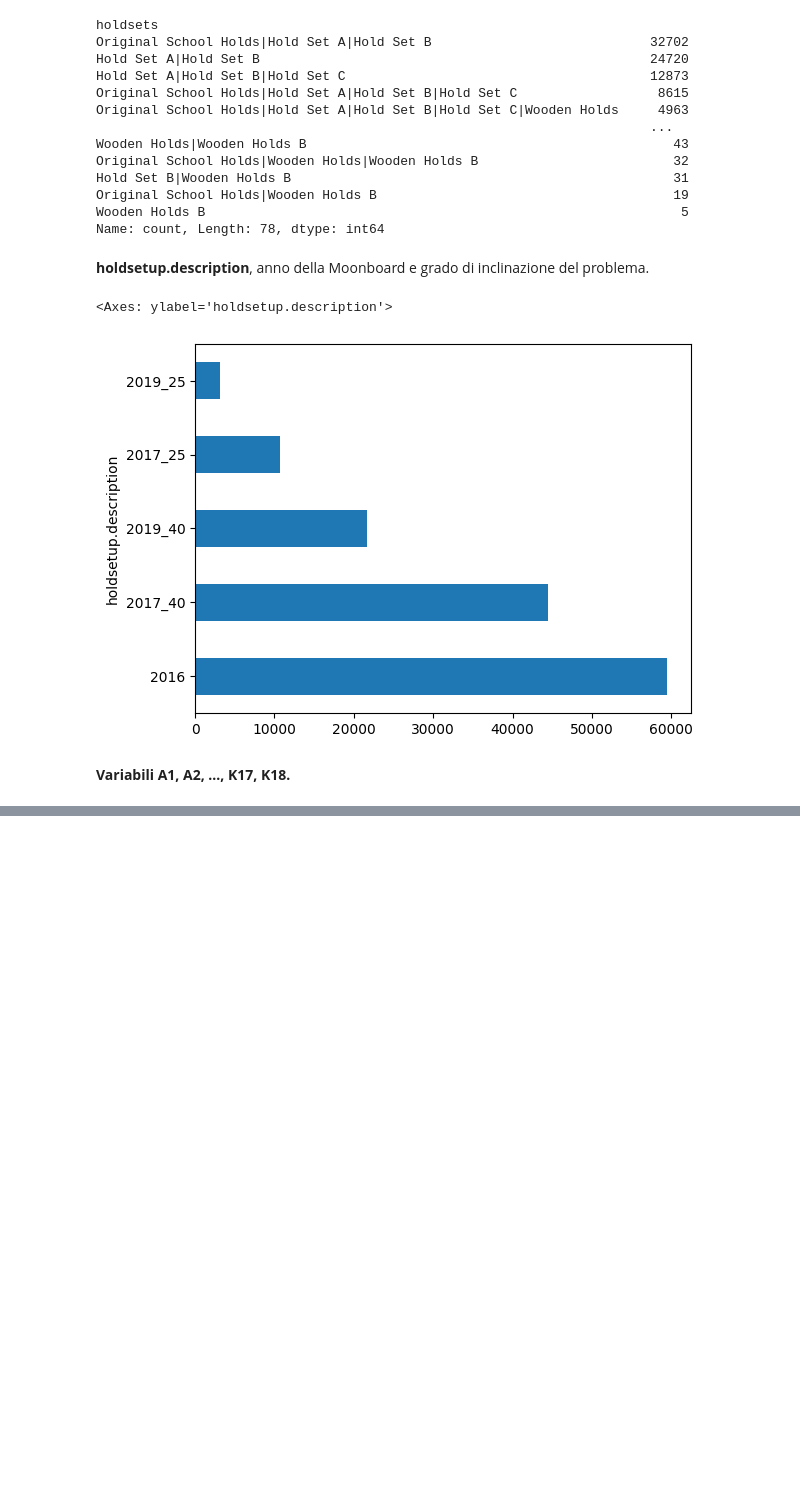
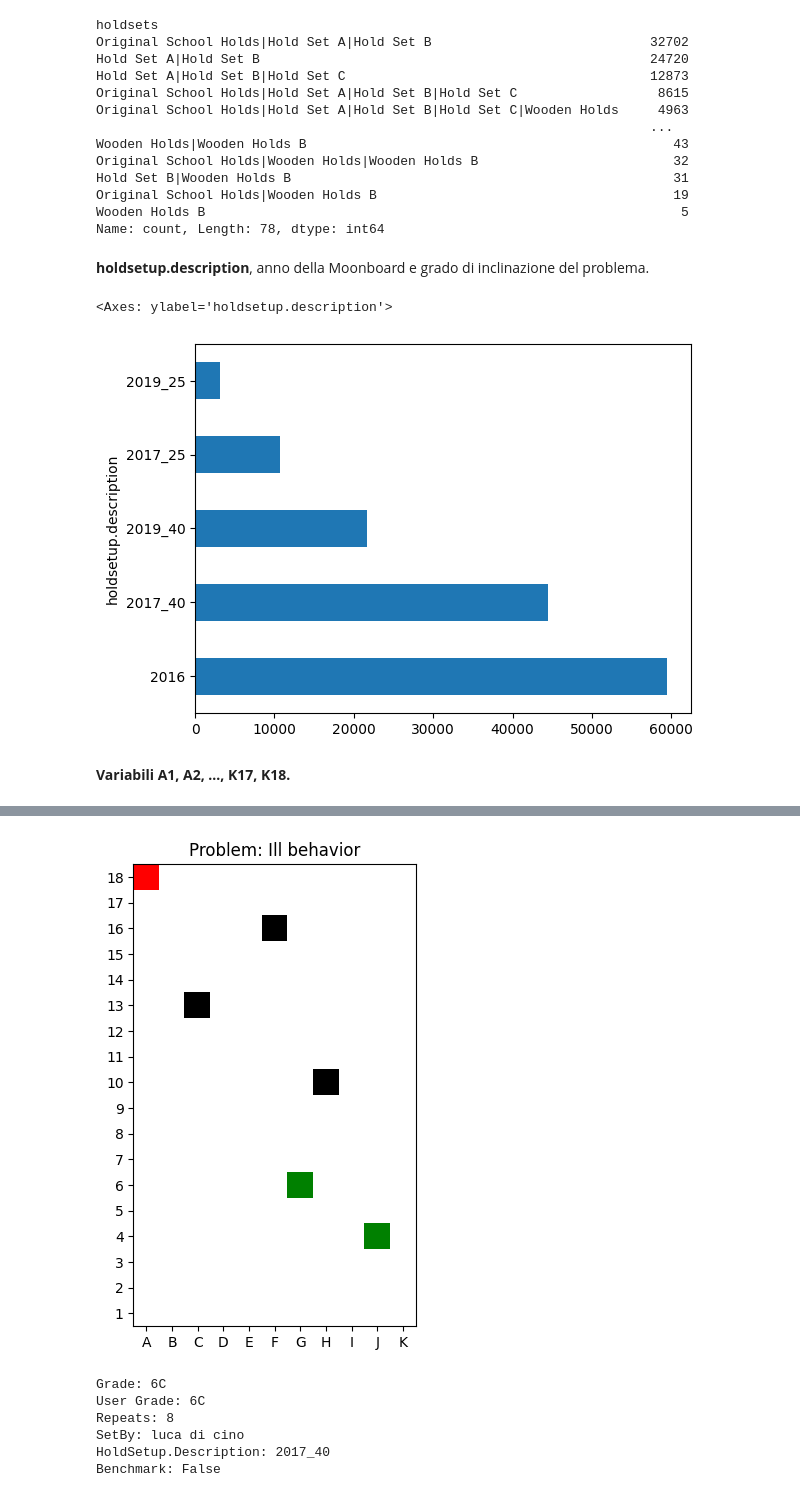
Before and after one commit to francescopagano/moonboard, a Jupyter notebook: moonboard_analysis.ipynb, the cells around one changed output, grey strips where cells are left out. Drawn from its saved outputs; the diff is of its cells as text; code cells hidden in the pictures; blank space fills up the shorter version.

```diff
--- a/moonboard_analysis.ipynb
+++ b/moonboard_analysis.ipynb
@@ -236,0 +264,20 @@ result.iloc[:, 5:10].round(4)
+# %%
+import random
+
+def random_apiId_generator(df):
+    api_ids = df['apiId'].unique()
+
+    while True:
+        yield random.choice(api_ids)
+# %%
+apiId_gen = random_apiId_generator(df)
+x = next(apiId_gen)
+plot_observation(df, apiId=x)
+# %% [output]
+[figure, added]
+Grade: 6C
+User Grade: 6C
+Repeats: 8
+SetBy: luca di cino
+HoldSetup.Description: 2017_40
+Benchmark: False
```
Also changed, not shown: parts of 5 cells of this notebook, 2 other files.
